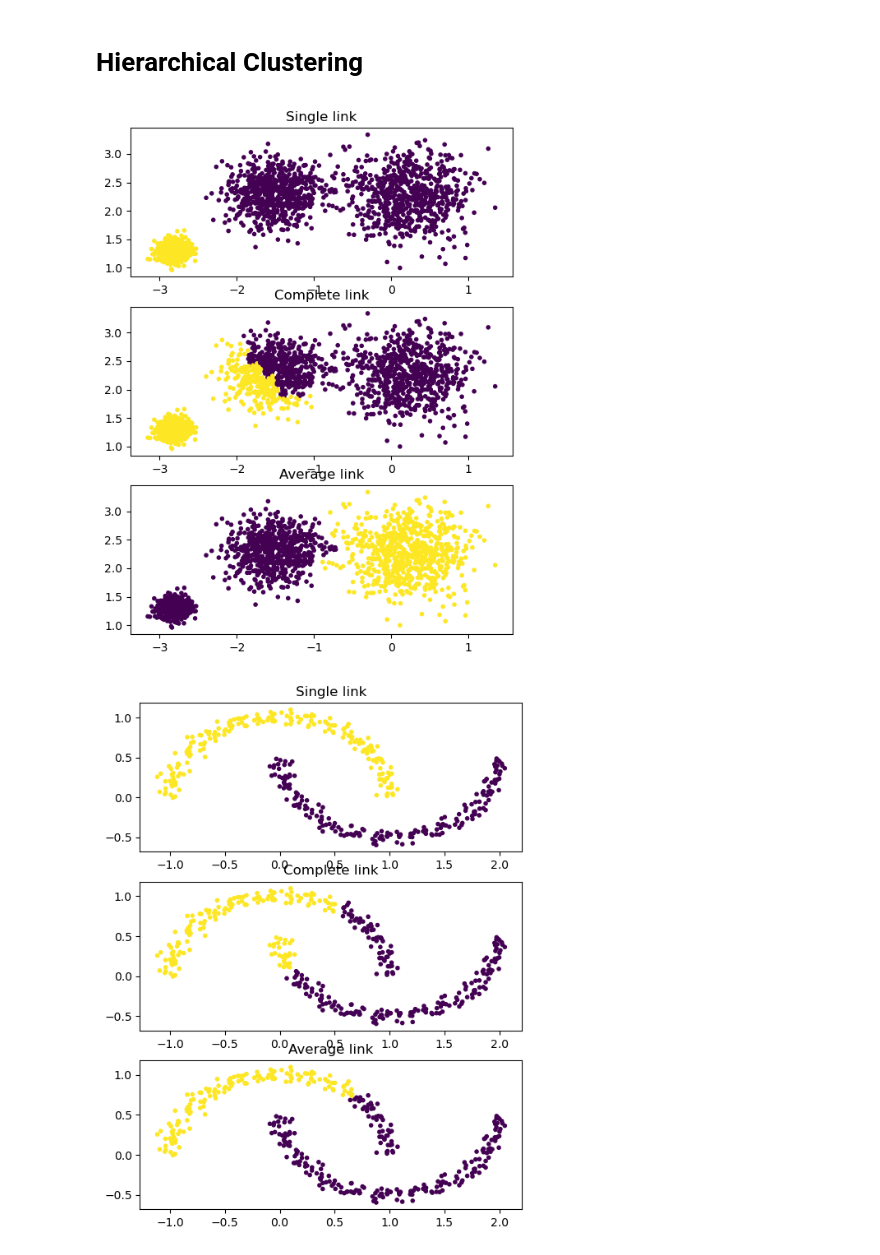
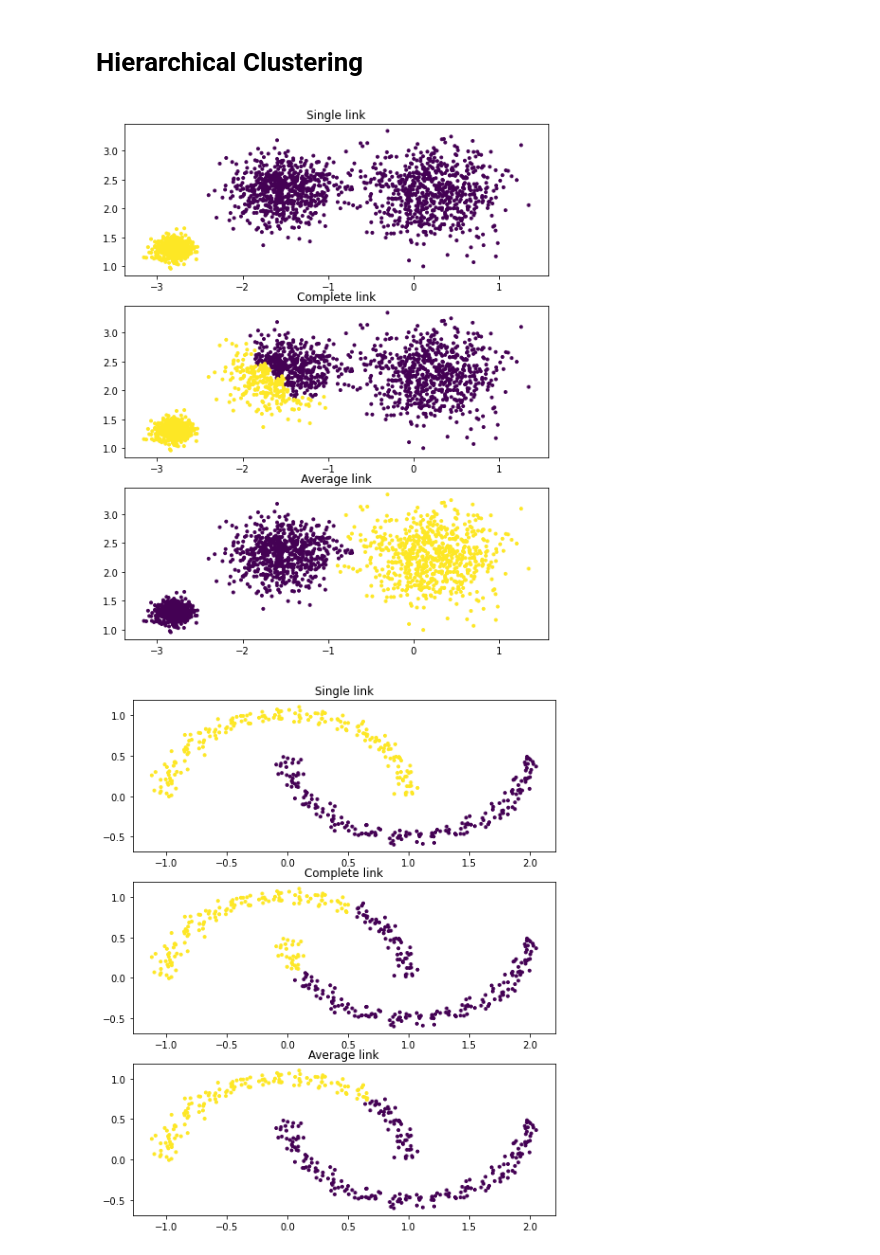
Before and after one commit to JohnnyBuiJB/cs534-machine-learning, a Jupyter notebook: clustering.ipynb, the cells around one changed output. Saved outputs shown, nothing was run; the diff lists cells and outputs as text; code cells hidden in the pictures.

```diff
--- a/clustering.ipynb
+++ b/clustering.ipynb
@@ -8,33 +8,33 @@ from sklearn.cluster import AgglomerativeClustering
 import numpy as np
 
 def plot_HAC(X, y):
-    fig, axs = plt.subplots(3, 1, figsize=(6,8), facecolor='w', edgecolor='k')
+    fig, axs = plt.subplots(3, 1, figsize=(8,10), facecolor='w', edgecolor='k')
     axs = axs.ravel()
 
     clustering = AgglomerativeClustering(linkage='single').fit(X)
     axs[0].scatter(X[:, 0], X[:, 1], c=clustering.labels_, marker=".")
     axs[0].set_title("Single link")
 
     clustering = AgglomerativeClustering(linkage='complete').fit(X)
     axs[1].scatter(X[:, 0], X[:, 1], c=clustering.labels_, marker=".")
     axs[1].set_title("Complete link")
 
     clustering = AgglomerativeClustering(linkage='average').fit(X)
     axs[2].scatter(X[:, 0], X[:, 1], c=clustering.labels_, marker=".")
     axs[2].set_title("Average link")
 
 blob_centers = np.array(
     [[ 0.2,  2.3],
      [-1.5 ,  2.3],
      [-2.8,  1.3]])
 blob_std = np.array([0.4, 0.3, 0.1])
 
 X, y = make_blobs(n_samples=2000, centers=blob_centers,
                   cluster_std=blob_std, random_state=7)
 plot_HAC(X, y)
 
 X1, y1 = make_moons(n_samples=400, noise=0.05, random_state=28)
 plot_HAC(X1, y1)
 # %% [output]
-[figure, old version]
+[figure, new version]
-[figure, old version]
+[figure, new version]
```
Also changed, not shown: parts of 4 cells of this notebook, 2 other files.
